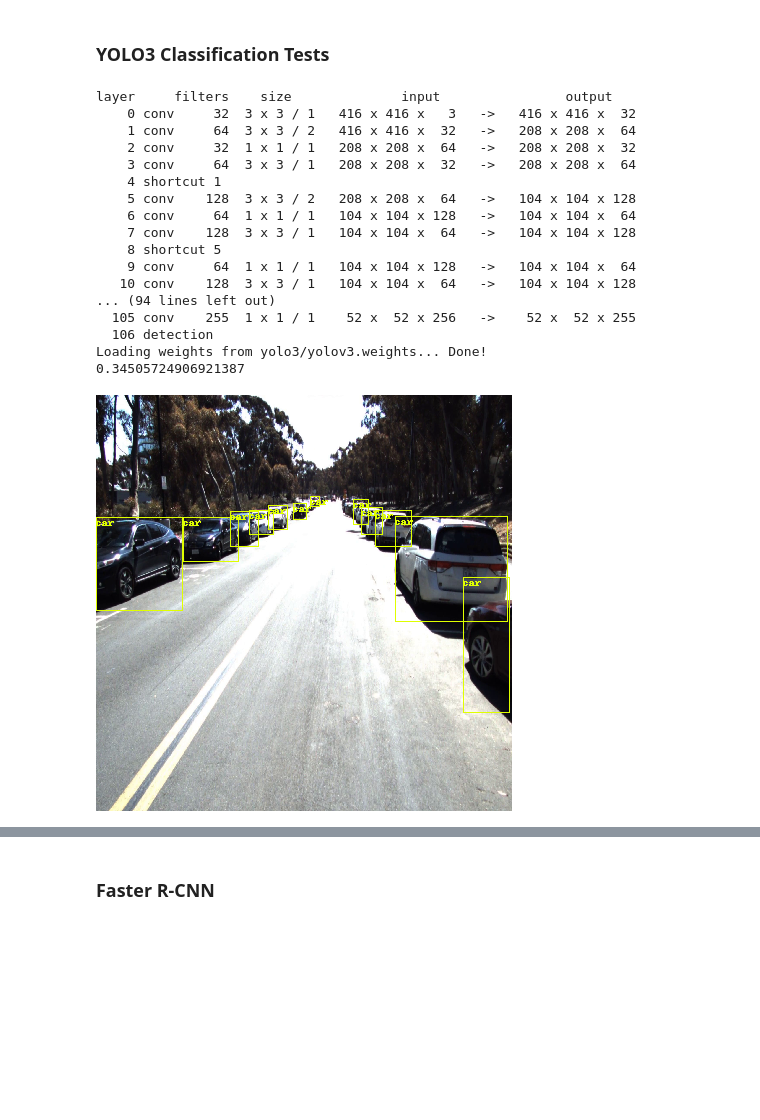
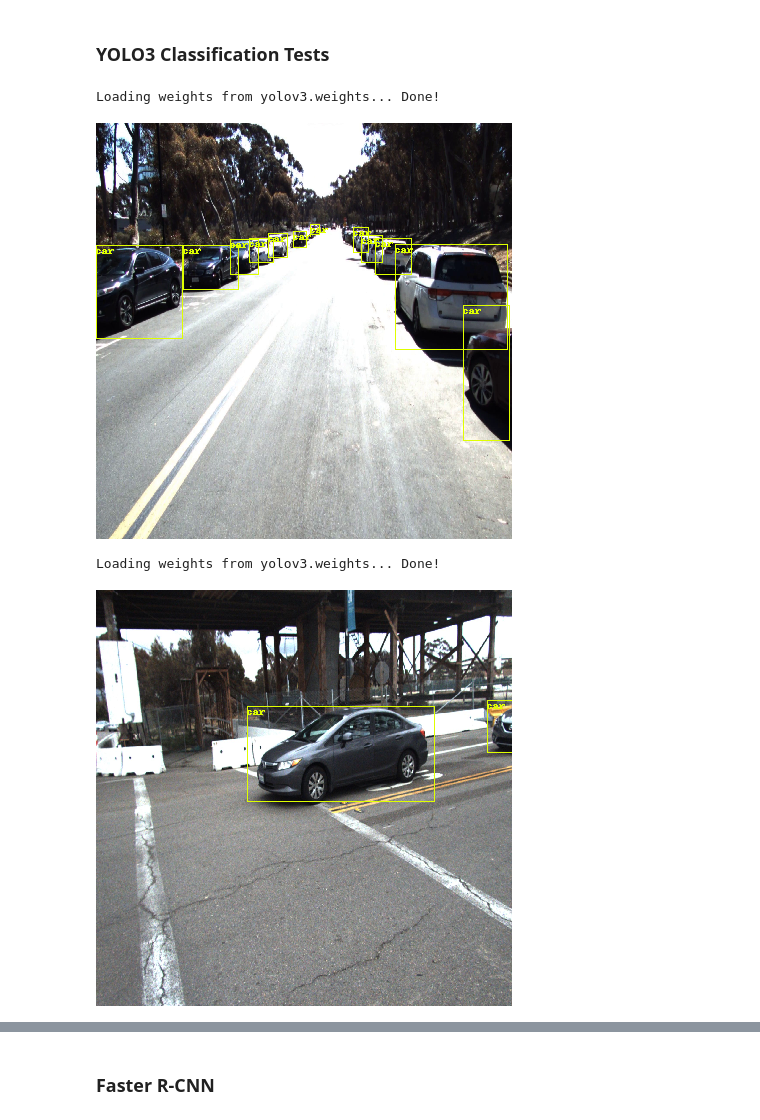
Before and after one commit to AftermathK/ece285-final-project, a Jupyter notebook: demo.ipynb, the cells around one changed output, grey strips where cells are left out. Saved outputs shown, nothing was run; the diff lists cells and outputs as text; code cells hidden in the pictures; blank space fills up the shorter version.

Commit message:
displays all cars in the images

```diff
--- a/demo.ipynb
+++ b/demo.ipynb
@@ -28,7 +28,7 @@ def detect_one(cfgfile, weightfile, img):
 
     m = Darknet(cfgfile)
 
-    m.print_network()
+    #m.print_network()
     m.load_weights(weightfile)
     print('Loading weights from %s... Done!' % (weightfile))
 
@@ -54,7 +54,6 @@ def detect_one(cfgfile, weightfile, img):
 
     total_time = t_finish-t_start
     class_names = load_class_names(namesfile)
-    print(total_time)
     return plot_boxes(sized, boxes, None, class_names)
 
 def classify_models(cfgfile, weightfile, img):
@@ -100,26 +99,18 @@ def display_vehicles(vehicle_list):
 ### YOLO3 Classification Tests
 # %%
 cfg_file = 'yolo3/cfg/yolov3.cfg'
-weight_file = 'yolo3/yolov3.weights'
+weight_file = 'yolov3.weights'
 test_img_one = Image.open("DemoImages/camera6_4208.png").convert('RGB')
+test_img_two = Image.open("DemoImages/DifferentModels/1.png").convert('RGB')
+test_img_three = Image.open("DemoImages/DifferentModels/2.png").convert('RGB')
+test_img_four = Image.open("DemoImages/DifferentModels/3.png").convert('RGB')
 
 detect_one(cfg_file, weight_file, test_img_one)
 # %% [output]
-layer     filters    size              input                output
-    0 conv     32  3 x 3 / 1   416 x 416 x   3   ->   416 x 416 x  32
-    1 conv     64  3 x 3 / 2   416 x 416 x  32   ->   208 x 208 x  64
-    2 conv     32  1 x 1 / 1   208 x 208 x  64   ->   208 x 208 x  32
-    3 conv     64  3 x 3 / 1   208 x 208 x  32   ->   208 x 208 x  64
-    4 shortcut 1
-    5 conv    128  3 x 3 / 2   208 x 208 x  64   ->   104 x 104 x 128
-    6 conv     64  1 x 1 / 1   104 x 104 x 128   ->   104 x 104 x  64
-    7 conv    128  3 x 3 / 1   104 x 104 x  64   ->   104 x 104 x 128
-    8 shortcut 5
-    9 conv     64  1 x 1 / 1   104 x 104 x 128   ->   104 x 104 x  64
-   10 conv    128  3 x 3 / 1   104 x 104 x  64   ->   104 x 104 x 128
-... (94 lines left out)
-  105 conv    255  1 x 1 / 1    52 x  52 x 256   ->    52 x  52 x 255
-  106 detection
-Loading weights from yolo3/yolov3.weights... Done!
-0.34505724906921387
+Loading weights from yolov3.weights... Done!
 [figure]
+# %%
+detect_one(cfg_file, weight_file, test_img_two)
+# %% [output]
+Loading weights from yolov3.weights... Done!
+[figure, added]
```
Also changed, not shown: parts of 8 cells of this notebook.
